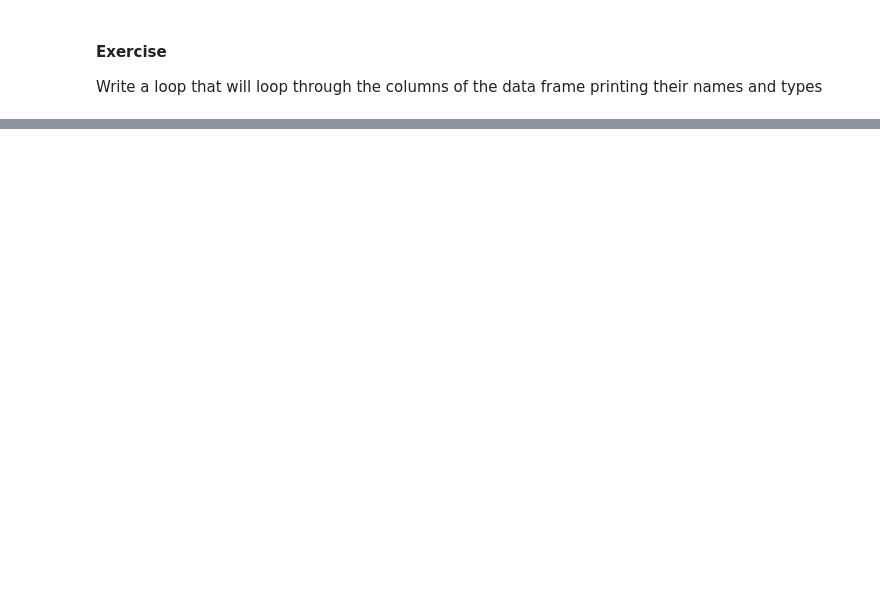
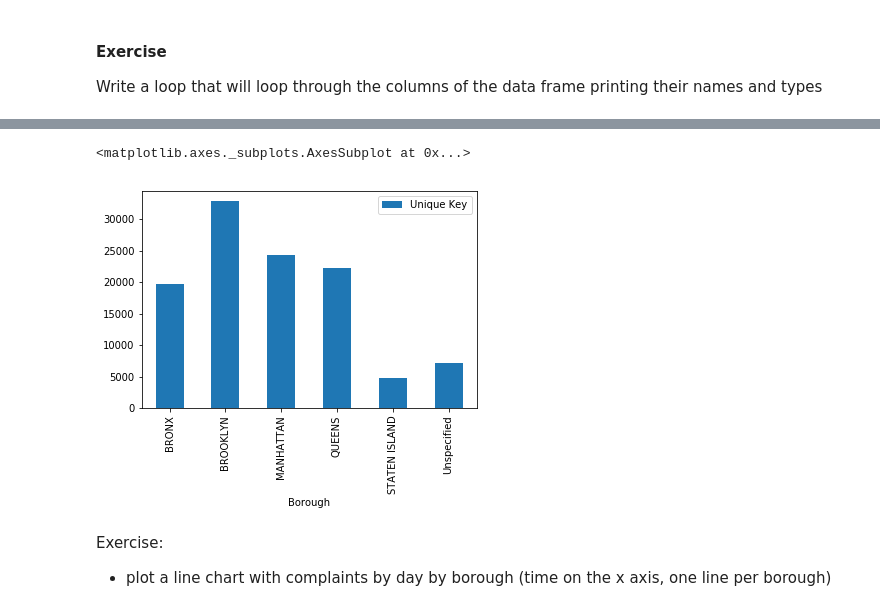
Before and after one commit to mikekaminsky/python-for-data-analysis, a Jupyter notebook: Class 1.ipynb, the cells around one changed output, grey strips where cells are left out. Cells and saved outputs as stored; diff of their text form; code cells hidden in the pictures; blank space fills up the shorter version.

```diff
--- a/Class 1.ipynb
+++ b/Class 1.ipynb
@@ -387,0 +296,8 @@ complaints['created'] = pd.to_datetime(complaints['Created Date'])
+# %%
+complaints[['Unique Key', 'Borough']].groupby(['Borough']).count().plot(kind='Bar', rot=90)
+# %% [output]
+<matplotlib.axes._subplots.AxesSubplot at 0x...>
+[figure, added]
+# %% [markdown]
+Exercise:
+* plot a line chart with complaints by day by borough (time on the x axis, one line per borough)
```
Also changed, not shown: parts of 29 cells of this notebook.
